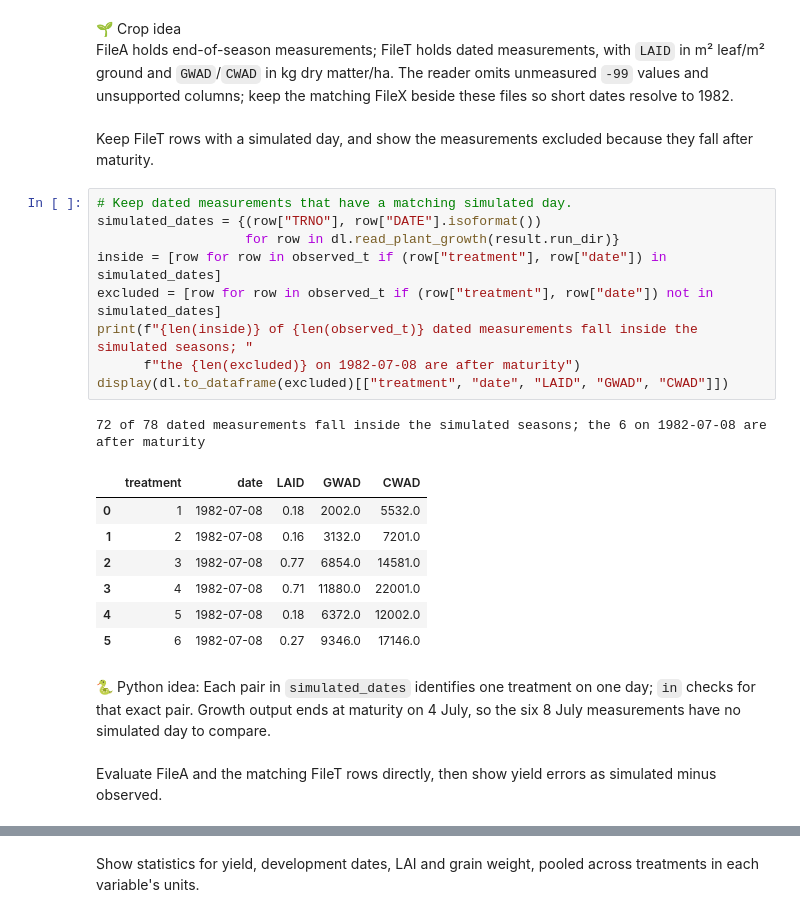
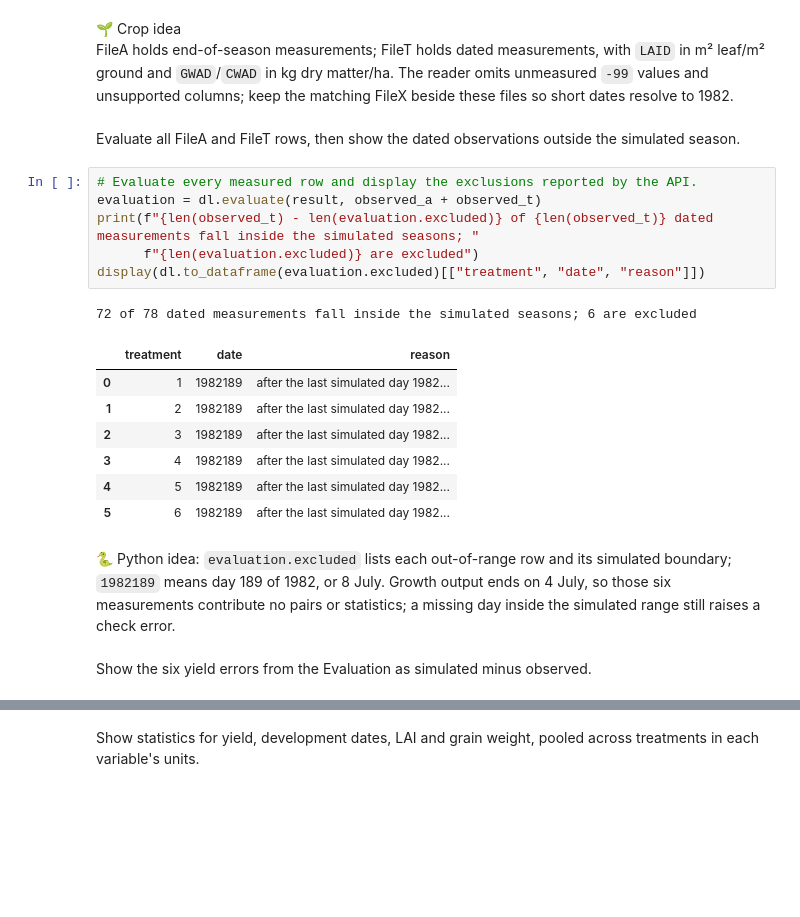
Before and after one commit to AbdelrahmanAmr3/dssatlab, a Jupyter notebook: course/07_simulated_vs_observed/lesson.ipynb, the cells around one changed output, grey strips where cells are left out. Cells and saved outputs as stored; diff of their text form; blank space fills up the shorter version.

```diff
--- a/course/07_simulated_vs_observed/lesson.ipynb
+++ b/course/07_simulated_vs_observed/lesson.ipynb
@@ -82,28 +82,25 @@ display(dl.to_dataframe(observed_t)[["treatment", "date", "LAID", "GWAD", "CWAD"
 FileA holds end-of-season measurements; FileT holds dated measurements, with `LAID` in m² leaf/m² ground and `GWAD`/`CWAD` in kg dry matter/ha.
 The reader omits unmeasured `-99` values and unsupported columns; keep the matching FileX beside these files so short dates resolve to 1982.
 # %% [markdown]
-Keep FileT rows with a simulated day, and show the measurements excluded because they fall after maturity.
+Evaluate all FileA and FileT rows, then show the dated observations outside the simulated season.
 # %%
-# Keep dated measurements that have a matching simulated day.
-simulated_dates = {(row["TRNO"], row["DATE"].isoformat())
-                   for row in dl.read_plant_growth(result.run_dir)}
-inside = [row for row in observed_t if (row["treatment"], row["date"]) in simulated_dates]
-excluded = [row for row in observed_t if (row["treatment"], row["date"]) not in simulated_dates]
-print(f"{len(inside)} of {len(observed_t)} dated measurements fall inside the simulated seasons; "
-      f"the {len(excluded)} on 1982-07-08 are after maturity")
-display(dl.to_dataframe(excluded)[["treatment", "date", "LAID", "GWAD", "CWAD"]])
+# Evaluate every measured row and display the exclusions reported by the API.
+evaluation = dl.evaluate(result, observed_a + observed_t)
+print(f"{len(observed_t) - len(evaluation.excluded)} of {len(observed_t)} dated measurements fall inside the simulated seasons; "
+      f"{len(evaluation.excluded)} are excluded")
+display(dl.to_dataframe(evaluation.excluded)[["treatment", "date", "reason"]])
 # %% [output]
-72 of 78 dated measurements fall inside the simulated seasons; the 6 on 1982-07-08 are after maturity
+72 of 78 dated measurements fall inside the simulated seasons; 6 are excluded
-|  | treatment | date | LAID | GWAD | CWAD |
-| 0 | 1 | 1982-07-08 | 0.18 | 2002.0 | 5532.0 |
-| 1 | 2 | 1982-07-08 | 0.16 | 3132.0 | 7201.0 |
-| 2 | 3 | 1982-07-08 | 0.77 | 6854.0 | 14581.0 |
-| 3 | 4 | 1982-07-08 | 0.71 | 11880.0 | 22001.0 |
-| 4 | 5 | 1982-07-08 | 0.18 | 6372.0 | 12002.0 |
-| 5 | 6 | 1982-07-08 | 0.27 | 9346.0 | 17146.0 |
+|  | treatment | date | reason |
+| 0 | 1 | 1982189 | after the last simulated day 1982... |
+| 1 | 2 | 1982189 | after the last simulated day 1982... |
+| 2 | 3 | 1982189 | after the last simulated day 1982... |
+| 3 | 4 | 1982189 | after the last simulated day 1982... |
+| 4 | 5 | 1982189 | after the last simulated day 1982... |
+| 5 | 6 | 1982189 | after the last simulated day 1982... |
 # %% [markdown]
-🐍 Python idea: Each pair in `simulated_dates` identifies one treatment on one day; `in` checks for that exact pair.
-Growth output ends at maturity on 4 July, so the six 8 July measurements have no simulated day to compare.
+🐍 Python idea: `evaluation.excluded` lists each out-of-range row and its simulated boundary; `1982189` means day 189 of 1982, or 8 July.
+Growth output ends on 4 July, so those six measurements contribute no pairs or statistics; a missing day inside the simulated range still raises a check error.
 # %% [markdown]
-Evaluate FileA and the matching FileT rows directly, then show yield errors as simulated minus observed.
+Show the six yield errors from the Evaluation as simulated minus observed.
 # %%
```
Also changed, not shown: parts of 7 cells of this notebook, 7 other files.
